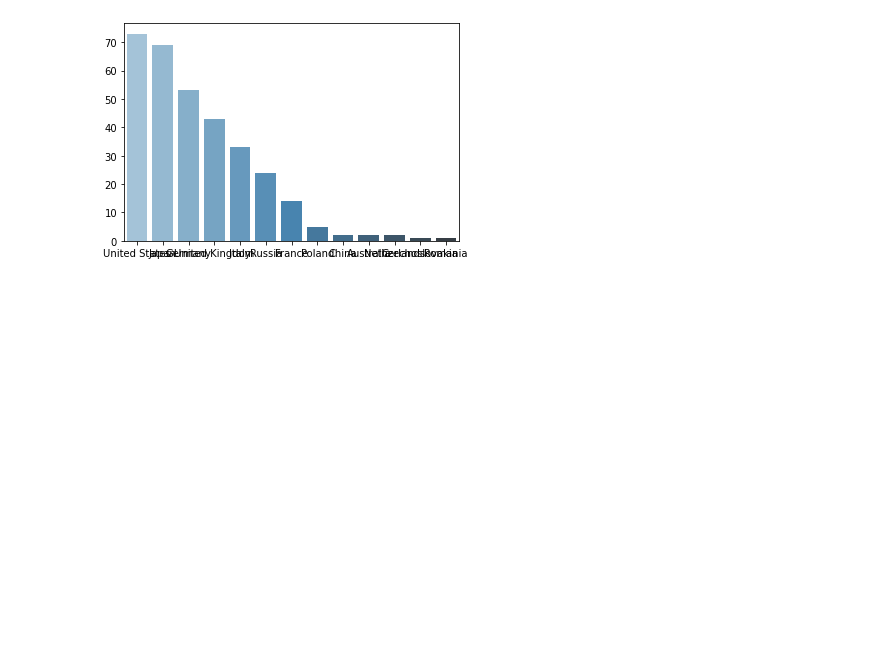
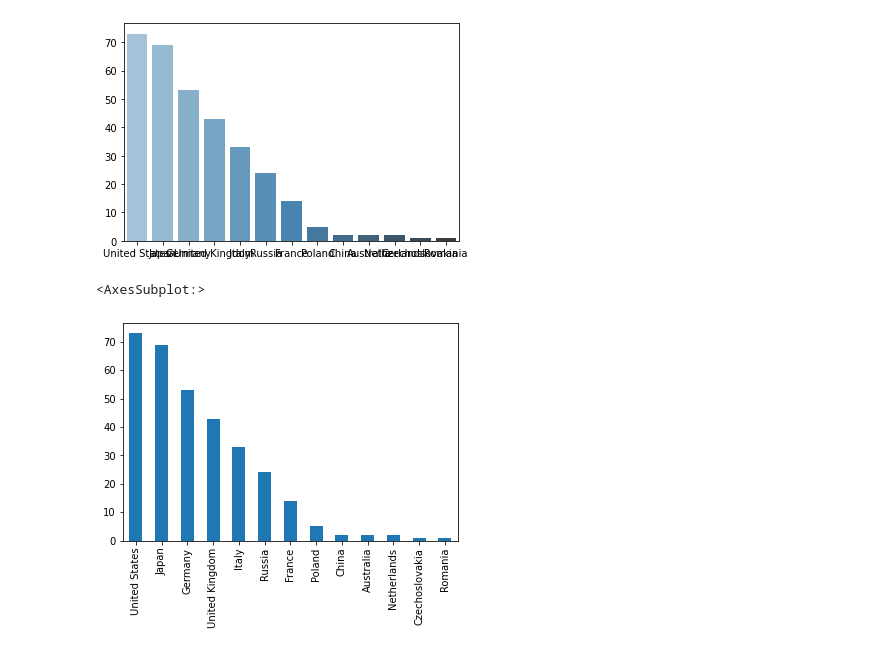
Before and after one commit to JuiceSolution/WWII_Airplaine_Analysis, a Jupyter notebook: WWII_Airplane.ipynb, the cells around one changed output. Cells and saved outputs as stored; diff of their text form; code cells hidden in the pictures; blank space fills up the shorter version.

Commit message:
added native series plotting

```diff
--- a/WWII_Airplane.ipynb
+++ b/WWII_Airplane.ipynb
@@ -118,3 +118,8 @@ ax = sns.barplot(x=Aircraft_per_country.index, y=Aircraft_per_country.values,
                  palette="Blues_d")
 # %% [output]
 [figure]
+# %%
+Aircraft_per_country.plot(kind="bar")
+# %% [output]
+<AxesSubplot:>
+[figure, added]
```
Also changed, not shown: parts of 1 cell of this notebook.
